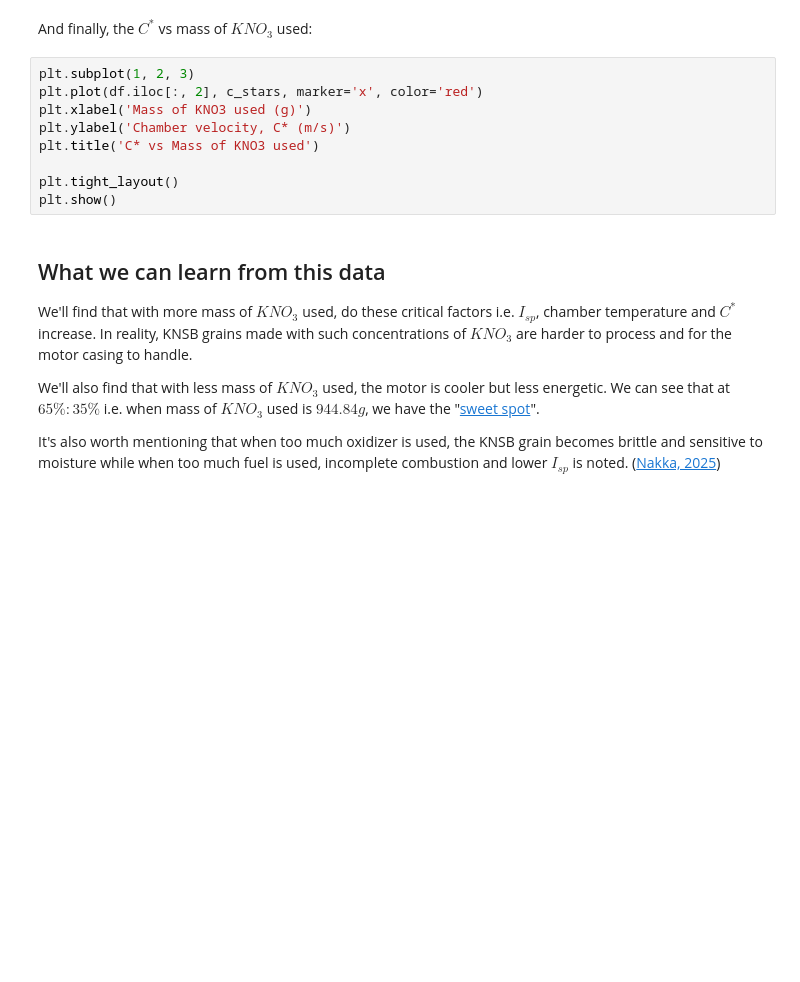
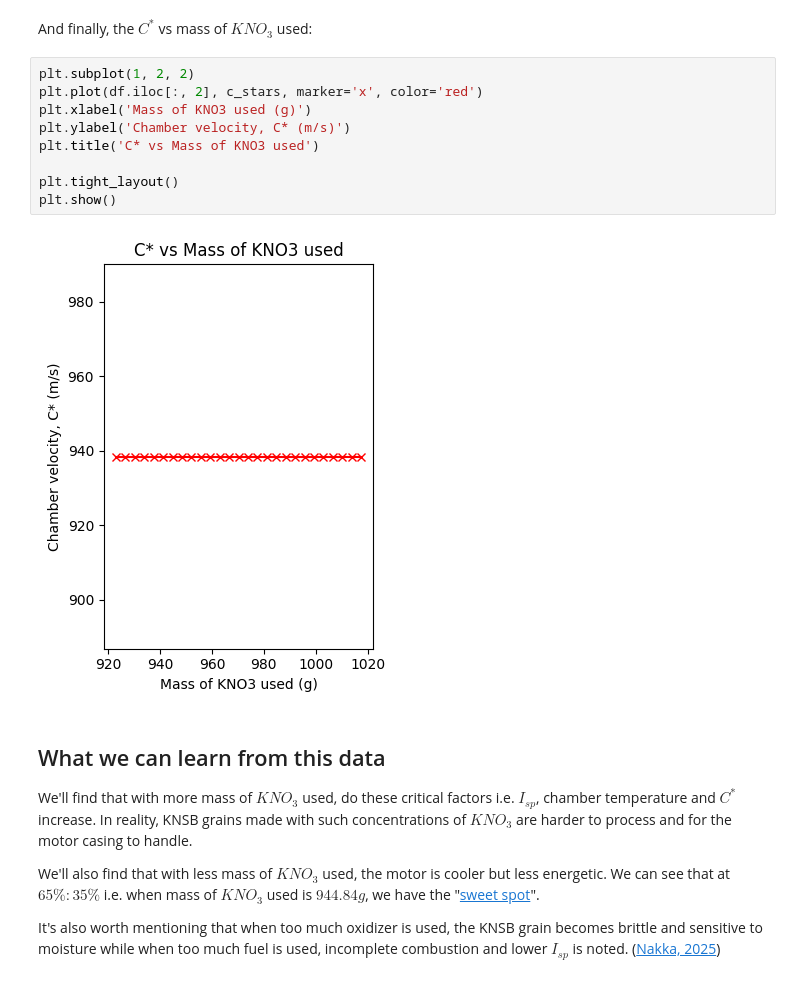
Before and after one commit to statesmanROBB/internship2025, a Jupyter notebook: Solid Propulsion/Grains/KNSB_Ratio_Justification/src/jupyter/knsb_propep_automation.ipynb, the cells around one changed output. Drawn from its saved outputs; the diff is of its cells as text; blank space fills up the shorter version.

```diff
--- a/Solid Propulsion/Grains/KNSB_Ratio_Justification/src/jupyter/knsb_propep_automation.ipynb
+++ b/Solid Propulsion/Grains/KNSB_Ratio_Justification/src/jupyter/knsb_propep_automation.ipynb
@@ -161,14 +177,16 @@ plt.show()
 # %% [markdown]
 And finally, the $C^*$ vs mass of $KNO_3$ used:
 # %%
-plt.subplot(1, 2, 3)
+plt.subplot(1, 2, 2)
 plt.plot(df.iloc[:, 2], c_stars, marker='x', color='red')
 plt.xlabel('Mass of KNO3 used (g)')
 plt.ylabel('Chamber velocity, C* (m/s)')
 plt.title('C* vs Mass of KNO3 used')
 
 plt.tight_layout()
 plt.show()
+# %% [output]
+[figure, added]
 # %% [markdown]
 ## What we can learn from this data
 
```
Also changed, not shown: parts of 8 cells of this notebook, 1 other file.
